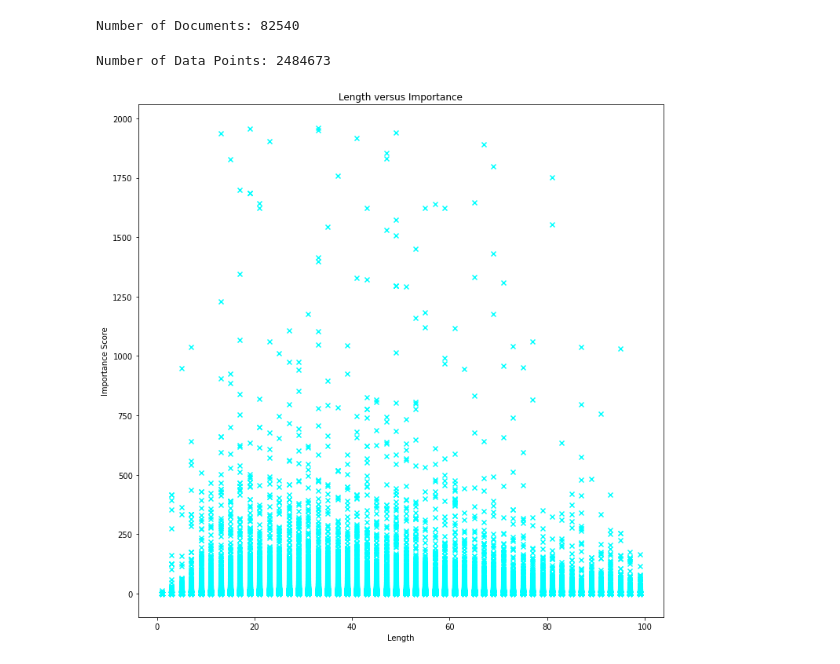
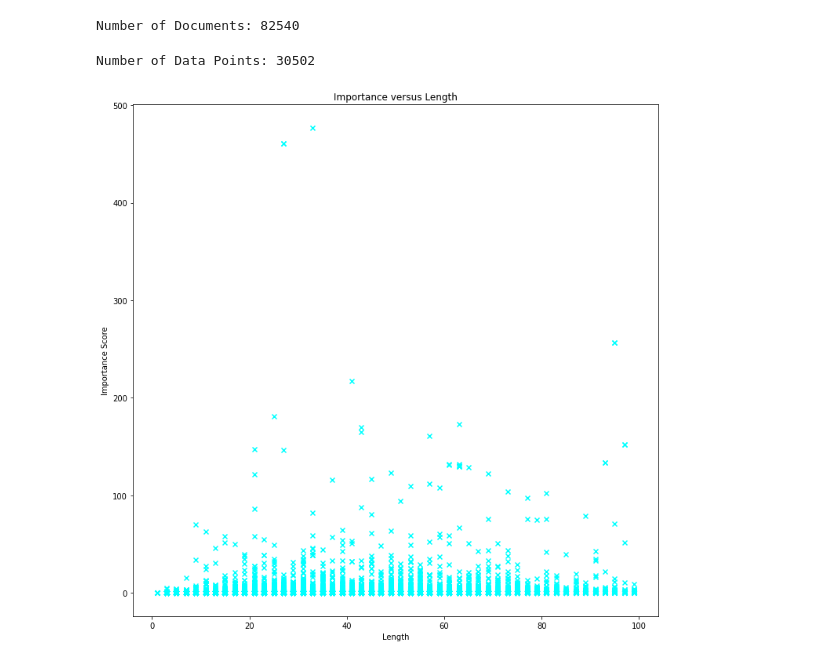
Before and after one commit to sayarghoshroy/relevance-paradox, a Jupyter notebook: experiments.ipynb, the cells around one changed output. Drawn from its saved outputs; the diff is of its cells as text; code cells hidden in the pictures.

```diff
--- a/experiments.ipynb
+++ b/experiments.ipynb
@@ -23,3 +24,27 @@ import spacy
 # !python -m spacy download en
 # !python -m spacy download en_trf_bertbaseuncased_lg
 # !pip install -Iv botocore==1.17
+# %%
+# Required Downloads for NLTK
+nltk.download('punkt')
+nltk.download('averaged_perceptron_tagger')
+
+tokenizer = nltk.data.load('tokenizers/punkt/english.pickle')
+
+valid_POS = ['CD', 'FW', 'JJ', 'JJR', 'JJS', 'NN', 'NNS', 'NNP', 'NNPS', 'PDT', 'POS', 'PRP', 'PRP$', 'RB', 'RBR', 'RBS', 'VB', 'VBD', 'VBG', 'VBN', 'VBP', 'VBZ', 'UNK']
+be_verbs = ['be', 'is', 'was', 'were']
+
+def get_content_ratio(sentence):
+    tokenized_set = nltk.word_tokenize(sentence)
+    tagged_map = nltk.pos_tag(tokenized_set)
+
+    count_content = 0
+    count_total = len(tokenized_set)
+
+    for elem in tagged_map:
+      checker = elem[1]
+      if checker in valid_POS and checker != 'POS' and elem[0] not in be_verbs:
+          count_content += 1
+
+    ratio = count_content / count_total
+    return ratio
@@ -52,11 +84,16 @@ Number of Documents: 82540
 lengths = []
 scores = []
 similarity_scores = []
+content_ratios = []
 
 # Run test for a Specific Number of Documents
-# limit = 1000
+limit = 1000
+doc_index = 0
 
 for key in tqdm(sent_scores.keys(), total = limit):
+    if doc_index >= limit:
+        break
+    doc_index += 1
     doc = sent_scores[key]['sent_labels']
     # print(doc)
     sent_embs = []
@@ -77,9 +114,9 @@ for key in tqdm(sent_scores.keys(), total = limit):
                   # print(unit[0])
                   scores.append(temp_score)
                   lengths.append(temp_length)
+                  content_ratios.append(get_content_ratio(unit[0].strip()))
                   # sent_embs.append(semantic_vec)
                   full_sequence = full_sequence + unit[0].strip() + " "
-                  # print(full_sequence)
 
       except Exception as e:
          continue
@@ -89,18 +126,19 @@ for key in tqdm(sent_scores.keys(), total = limit):
     #     similarity_scores.append(doc_emb.similarity(emb))
 # %%
 assert len(lengths) == len(scores)
+assert len(content_ratios) == len(scores)
 # assert len(lengths) == len(similarity_scores)
 print("Number of Data Points: " + str(len(lengths)))
 # %% [output]
-Number of Data Points: 2484673
+Number of Data Points: 30502
 # %%
-# Study against Length
+# Study: Importance versus Length
 fig = plt.figure(figsize = (12, 12))
 p = fig.add_subplot('111')
-p.set_title('Length versus Importance')
+p.set_title('Importance versus Length')
 p.set_xlabel('Length')
 p.set_ylabel('Importance Score')
 p.scatter(lengths, scores, color = 'cyan', marker = 'x')
 plt.show()
 # %% [output]
-[figure, old version]
+[figure, new version]
```
Also changed, not shown: parts of 3 cells of this notebook.
